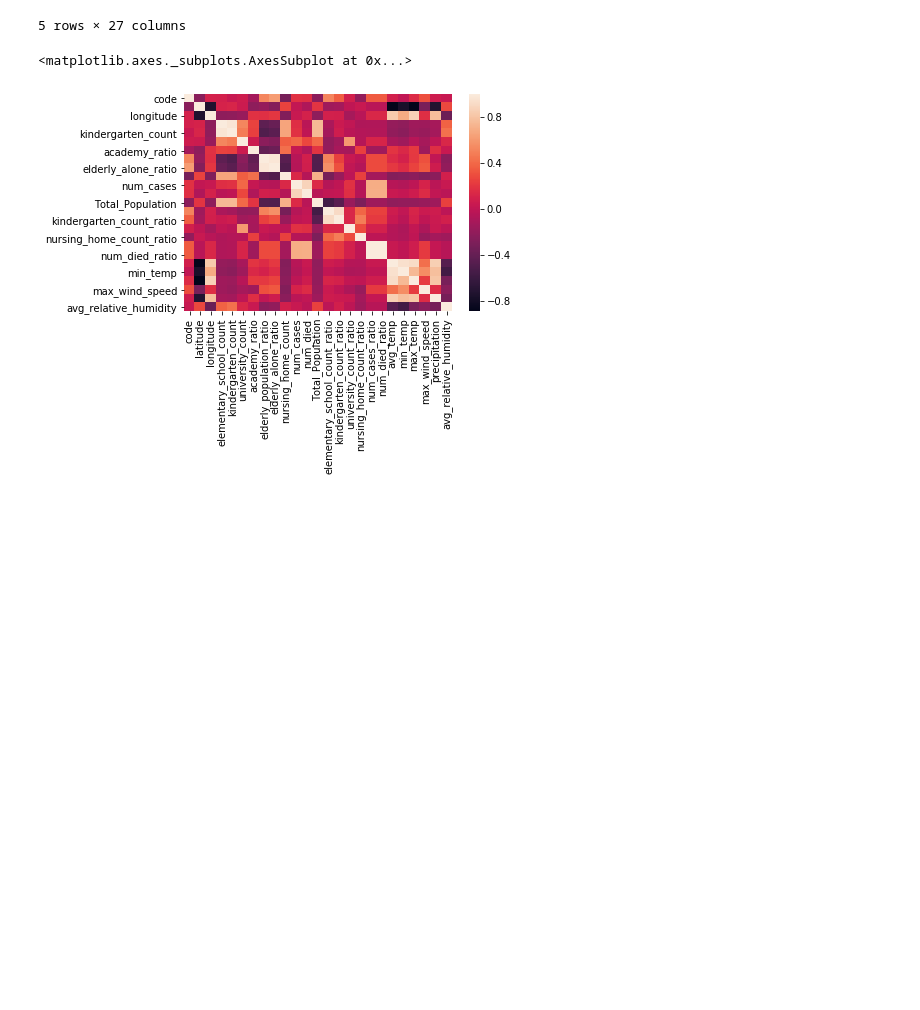
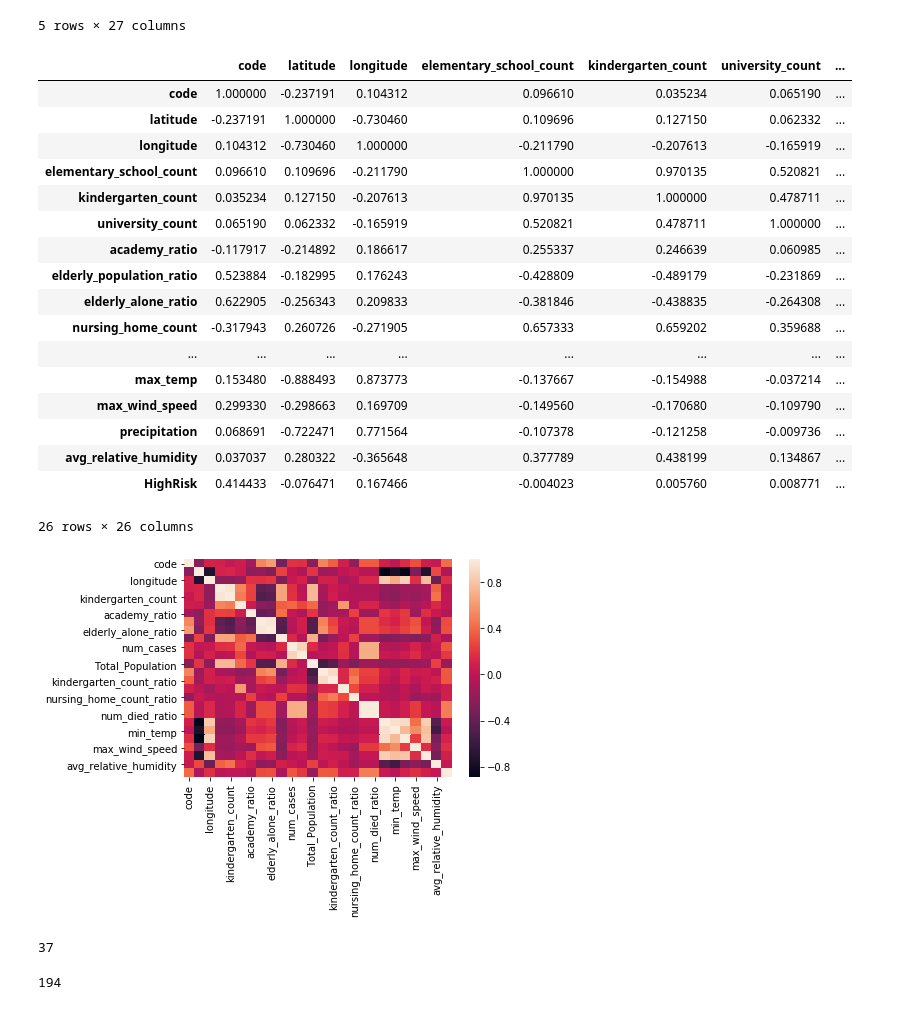
Before and after one commit to Nickjgniklu/FinalProject-CS6830, a Jupyter notebook: RegionsNick.ipynb, the cells around one changed output. Saved outputs shown, nothing was run; the diff lists cells and outputs as text; code cells hidden in the pictures; blank space fills up the shorter version.

```diff
--- a/RegionsNick.ipynb
+++ b/RegionsNick.ipynb
@@ -212,6 +216,24 @@ alldf.head()
 5 rows × 27 columns
 # %%
 sns.heatmap(alldf.corr())
+alldf.corr()
 # %% [output]
+|  | code | latitude | longitude | elementary_school_count | kindergarten_count | university_count | ... |
+| code | 1.000000 | -0.237191 | 0.104312 | 0.096610 | 0.035234 | 0.065190 | ... |
+| latitude | -0.237191 | 1.000000 | -0.730460 | 0.109696 | 0.127150 | 0.062332 | ... |
+| longitude | 0.104312 | -0.730460 | 1.000000 | -0.211790 | -0.207613 | -0.165919 | ... |
+| elementary_school_count | 0.096610 | 0.109696 | -0.211790 | 1.000000 | 0.970135 | 0.520821 | ... |
+| kindergarten_count | 0.035234 | 0.127150 | -0.207613 | 0.970135 | 1.000000 | 0.478711 | ... |
+| university_count | 0.065190 | 0.062332 | -0.165919 | 0.520821 | 0.478711 | 1.000000 | ... |
+| academy_ratio | -0.117917 | -0.214892 | 0.186617 | 0.255337 | 0.246639 | 0.060985 | ... |
+| elderly_population_ratio | 0.523884 | -0.182995 | 0.176243 | -0.428809 | -0.489179 | -0.231869 | ... |
+| elderly_alone_ratio | 0.622905 | -0.256343 | 0.209833 | -0.381846 | -0.438835 | -0.264308 | ... |
+| nursing_home_count | -0.317943 | 0.260726 | -0.271905 | 0.657333 | 0.659202 | 0.359688 | ... |
+| ... | ... | ... | ... | ... | ... | ... | ... |
+| max_temp | 0.153480 | -0.888493 | 0.873773 | -0.137667 | -0.154988 | -0.037214 | ... |
+| max_wind_speed | 0.299330 | -0.298663 | 0.169709 | -0.149560 | -0.170680 | -0.109790 | ... |
+| precipitation | 0.068691 | -0.722471 | 0.771564 | -0.107378 | -0.121258 | -0.009736 | ... |
+| avg_relative_humidity | 0.037037 | 0.280322 | -0.365648 | 0.377789 | 0.438199 | 0.134867 | ... |
+| HighRisk | 0.414433 | -0.076471 | 0.167466 | -0.004023 | 0.005760 | 0.008771 | ... |
-<matplotlib.axes._subplots.AxesSubplot at 0x...>
+26 rows × 26 columns
-[figure, old version]
+[figure, new version]
@@ -217,0 +243,6 @@ sns.heatmap(alldf.corr())
+# %%
+display(len(alldf[alldf.HighRisk==True]))
+len(alldf[alldf.HighRisk==False])
+# %% [output]
+37
+194
```
Also changed, not shown: parts of 7 cells of this notebook.
